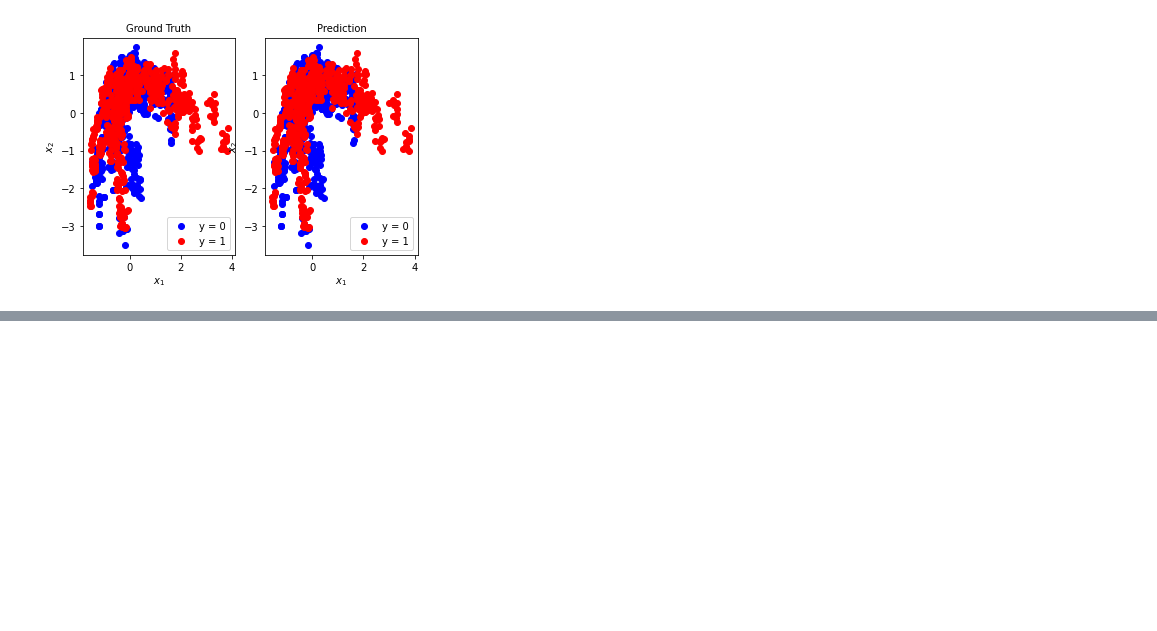
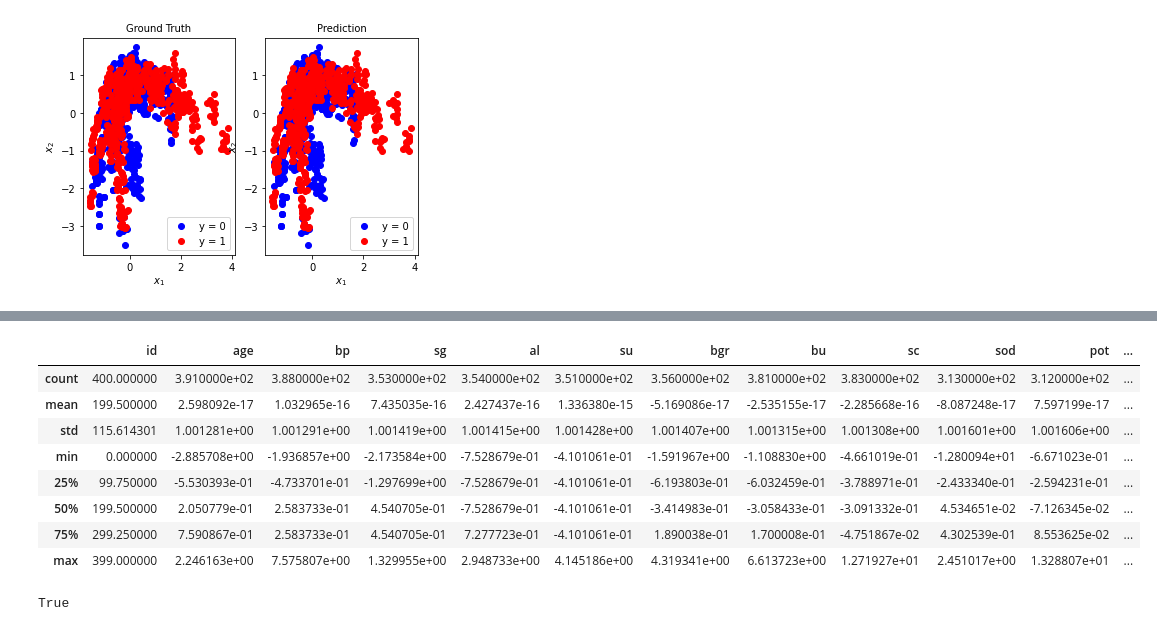
Before and after one commit to sellaziz/projet-ml-imta, a Jupyter notebook: binary-classification/BinaryClassificationProject.ipynb, the cells around one changed output, grey strips where cells are left out. Cells and saved outputs as stored; diff of their text form; code cells hidden in the pictures; blank space fills up the shorter version.

```diff
--- a/binary-classification/BinaryClassificationProject.ipynb
+++ b/binary-classification/BinaryClassificationProject.ipynb
@@ -46,7 +46,7 @@ Informations sur l'ensemble des données :
 
 Les données ont été extraites d'images prises sur des spécimens de billets de banque authentiques et contrefaits. Pour la numérisation, une caméra industrielle habituellement utilisée pour l'inspection des imprimés a été utilisée. Les images finales ont 400x 400 pixels. En raison de l'objectif de l'objet et de la distance de l'objet étudié, des images en échelle de gris avec une résolution d'environ 660 dpi ont été obtenues. L'outil de transformation en ondelettes a été utilisé pour extraire les caractéristiques des images.
 # %%
-data = pd.read_csv('data/data_banknote_authentication.txt', sep=",", header=None)
+data = pd.read_csv('C:/Users/cleme/Projects/projet-ml-imta/data/data_banknote_authentication.txt', sep=",", header=None)
 data.columns = ["Variance of WTI","Skewness of WTI","Curtosis of WTI","Entropy of image","Class"]
 data.describe()
 
@@ -464,0 +504,17 @@ Text(0.5, 1.0, 'Prediction')
+# %%
+data_disease_centered = center_and_normalize(data_disease)
+data_disease_centered.describe()
+# %% [output]
+|  | id | age | bp | sg | al | su | bgr | bu | sc | sod | pot | ... |
+| count | 400.000000 | 3.910000e+02 | 3.880000e+02 | 3.530000e+02 | 3.540000e+02 | 3.510000e+02 | 3.560000e+02 | 3.810000e+02 | 3.830000e+02 | 3.130000e+02 | 3.120000e+02 | ... |
+| mean | 199.500000 | 2.598092e-17 | 1.032965e-16 | 7.435035e-16 | 2.427437e-16 | 1.336380e-15 | -5.169086e-17 | -2.535155e-17 | -2.285668e-16 | -8.087248e-17 | 7.597199e-17 | ... |
+| std | 115.614301 | 1.001281e+00 | 1.001291e+00 | 1.001419e+00 | 1.001415e+00 | 1.001428e+00 | 1.001407e+00 | 1.001315e+00 | 1.001308e+00 | 1.001601e+00 | 1.001606e+00 | ... |
+| min | 0.000000 | -2.885708e+00 | -1.936857e+00 | -2.173584e+00 | -7.528679e-01 | -4.101061e-01 | -1.591967e+00 | -1.108830e+00 | -4.661019e-01 | -1.280094e+01 | -6.671023e-01 | ... |
+| 25% | 99.750000 | -5.530393e-01 | -4.733701e-01 | -1.297699e+00 | -7.528679e-01 | -4.101061e-01 | -6.193803e-01 | -6.032459e-01 | -3.788971e-01 | -2.433340e-01 | -2.594231e-01 | ... |
+| 50% | 199.500000 | 2.050779e-01 | 2.583733e-01 | 4.540705e-01 | -7.528679e-01 | -4.101061e-01 | -3.414983e-01 | -3.058433e-01 | -3.091332e-01 | 4.534651e-02 | -7.126345e-02 | ... |
+| 75% | 299.250000 | 7.590867e-01 | 2.583733e-01 | 4.540705e-01 | 7.277723e-01 | -4.101061e-01 | 1.890038e-01 | 1.700008e-01 | -4.751867e-02 | 4.302539e-01 | 8.553625e-02 | ... |
+| max | 399.000000 | 2.246163e+00 | 7.575807e+00 | 1.329955e+00 | 2.948733e+00 | 4.145186e+00 | 4.319341e+00 | 6.613723e+00 | 1.271927e+01 | 2.451017e+00 | 1.328807e+01 | ... |
+# %%
+data_disease.at[3,'id'] == data_disease['id'][3]
+# %% [output]
+True
```
Also changed, not shown: parts of 13 cells of this notebook.
